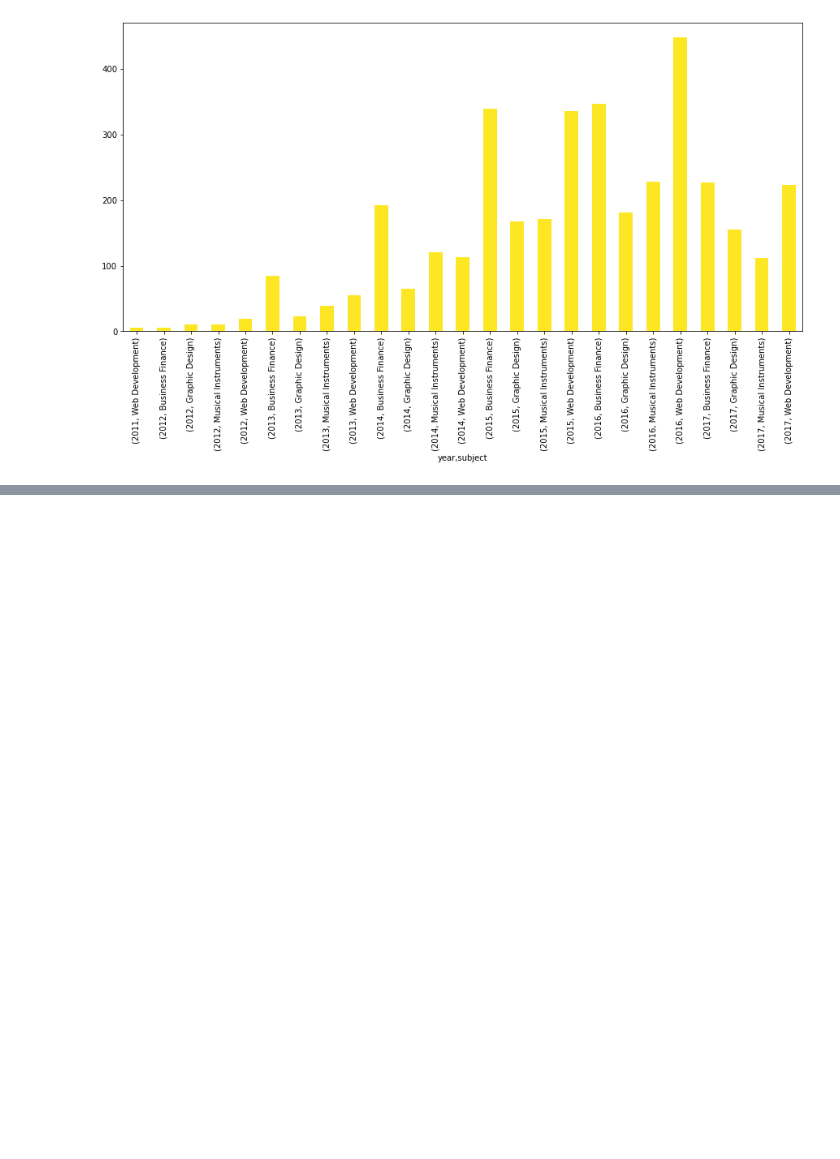
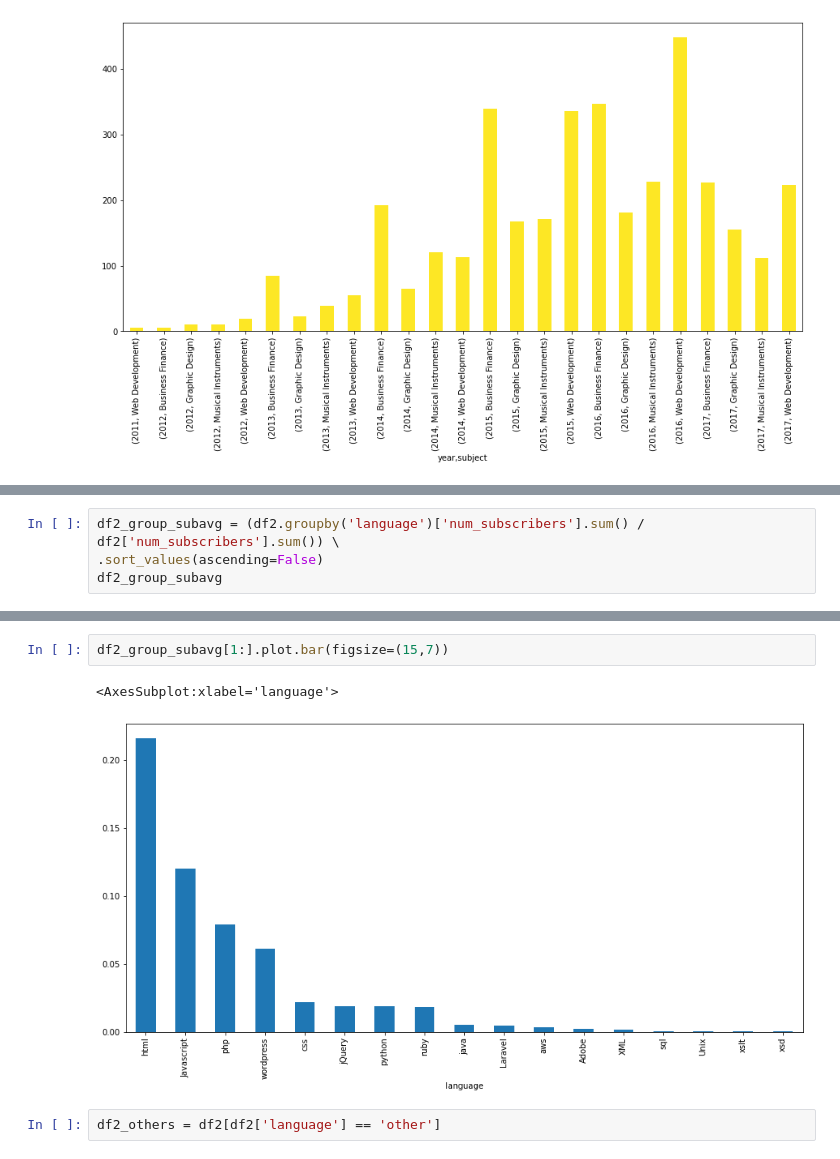
Before and after one commit to mikemoore26/udemy-analysis-, a Jupyter notebook: Udemy analysis.ipynb, the cells around one changed output, grey strips where cells are left out. Cells and saved outputs as stored; diff of their text form; blank space fills up the shorter version.

```diff
--- a/Udemy analysis.ipynb
+++ b/Udemy analysis.ipynb
@@ -586,0 +695,4 @@ plot.bar(figsize=(15,7),title='Language Count',xlabel='Language')
+# %%
+df2_group_subavg = (df2.groupby('language')['num_subscribers'].sum() / df2['num_subscribers'].sum()) \
+.sort_values(ascending=False)
+df2_group_subavg
@@ -586,0 +720,7 @@ plot.bar(figsize=(15,7),title='Language Count',xlabel='Language')
+# %%
+df2_group_subavg[1:].plot.bar(figsize=(15,7))
+# %% [output]
+<AxesSubplot:xlabel='language'>
+[figure, added]
+# %%
+df2_others = df2[df2['language'] == 'other']
```
Also changed, not shown: parts of 89 cells of this notebook, 3 other files.
